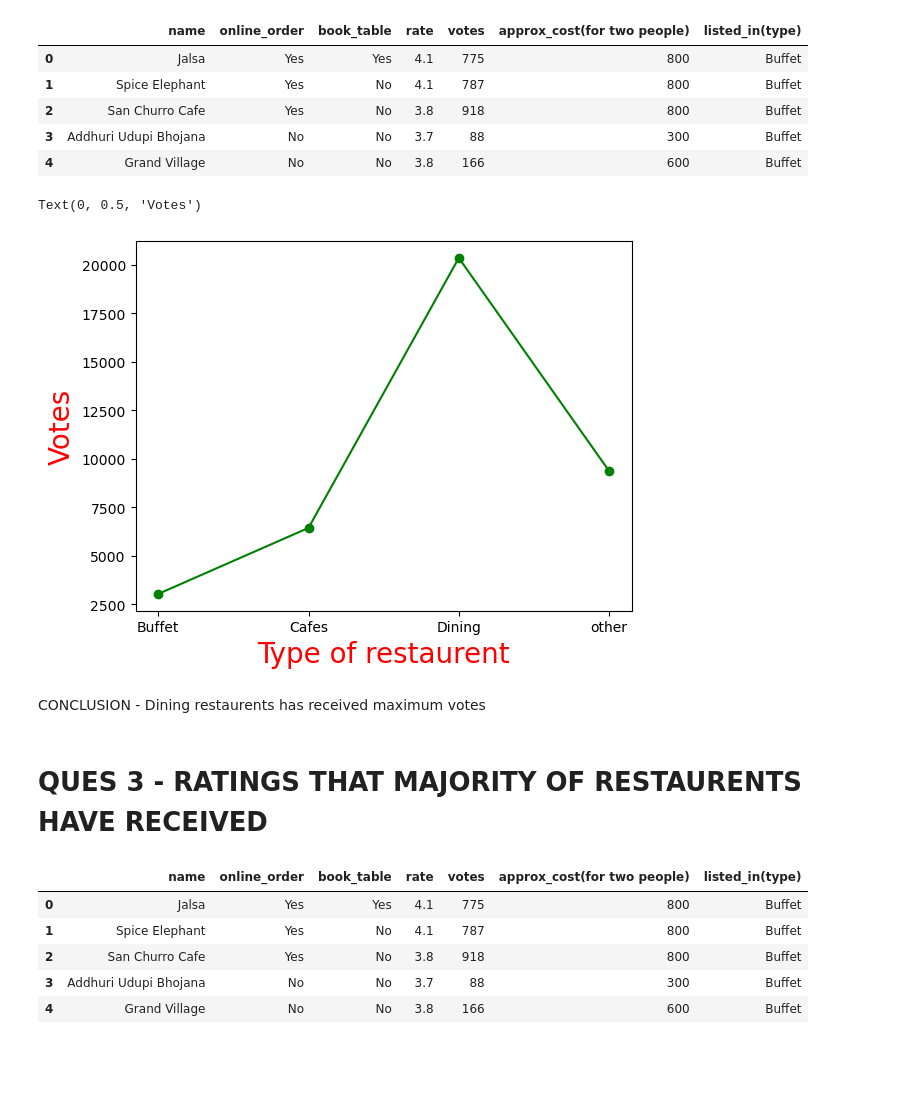
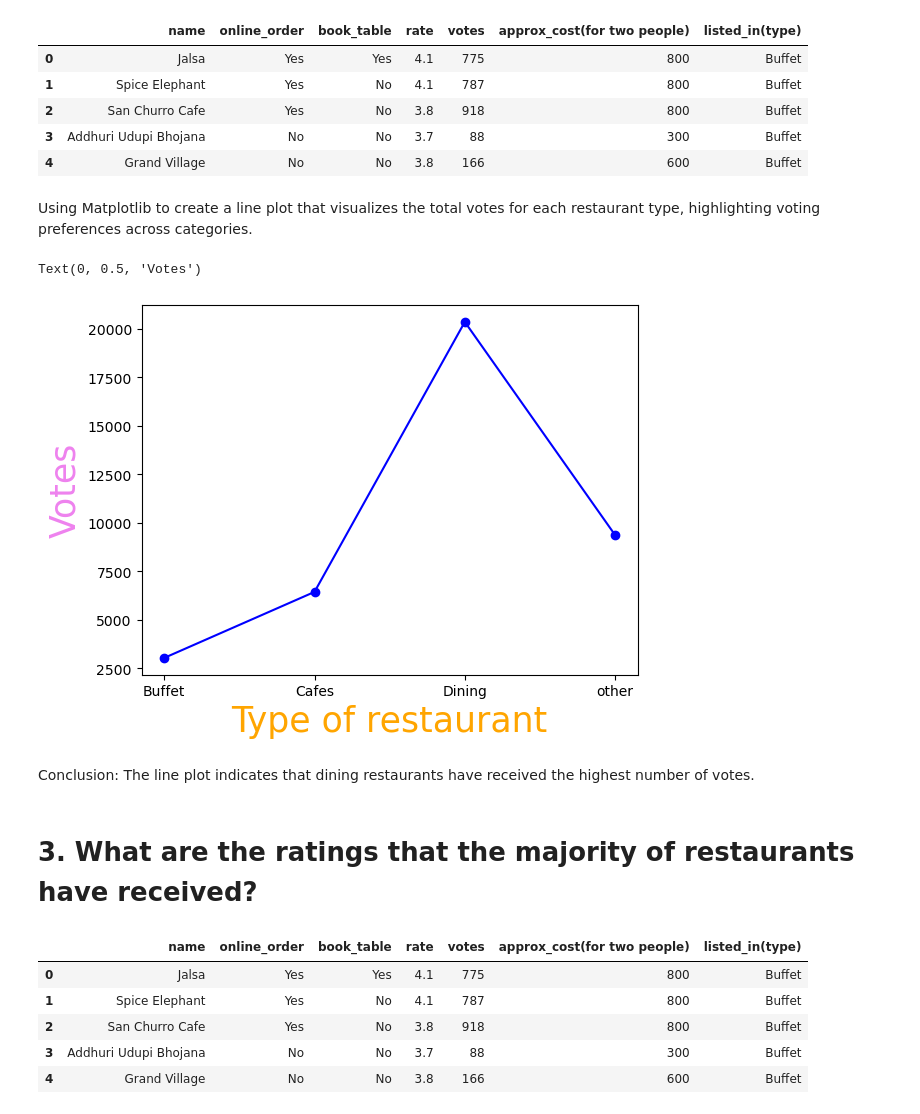
Before and after one commit to nandinikalal1/Zomato-Data-Analysis, a Jupyter notebook: Zomato Project.ipynb, the cells around one changed output. Cells and saved outputs as stored; diff of their text form; code cells hidden in the pictures; blank space fills up the shorter version.

```diff
--- a/Zomato Project.ipynb
+++ b/Zomato Project.ipynb
@@ -105,19 +118,21 @@ dataframe.head()
 | 2 | San Churro Cafe | Yes | No | 3.8 | 918 | 800 | Buffet |
 | 3 | Addhuri Udupi Bhojana | No | No | 3.7 | 88 | 300 | Buffet |
 | 4 | Grand Village | No | No | 3.8 | 166 | 600 | Buffet |
+# %% [markdown]
+Using Matplotlib to create a line plot that visualizes the total votes for each restaurant type, highlighting voting preferences across categories.
 # %%
 grouped_data = dataframe.groupby('listed_in(type)')['votes'].sum()
 result = pd.DataFrame({'votes': grouped_data})
-plt.plot(result,c="green", marker="o")
-plt.xlabel("Type of restaurent", c="red", size=20)
-plt.ylabel("Votes",c="red", size=20)
+plt.plot(result,c="blue", marker="o")
+plt.xlabel("Type of restaurant", c="orange", size=25)
+plt.ylabel("Votes",c="violet", size=25)
 # %% [output]
 Text(0, 0.5, 'Votes')
-[figure, old version]
+[figure, new version]
-# %% [markdown]
-CONCLUSION - Dining restaurents has received maximum votes
-# %% [markdown]
-# QUES 3 - RATINGS THAT MAJORITY OF RESTAURENTS HAVE RECEIVED
+# %% [markdown]
+Conclusion: The line plot indicates that dining restaurants have received the highest number of votes.
+# %% [markdown]
+# 3. What are the ratings that the majority of restaurants have received?
 # %%
 dataframe.head()
 # %% [output]
```
Also changed, not shown: parts of 43 cells of this notebook, 2 other files.
